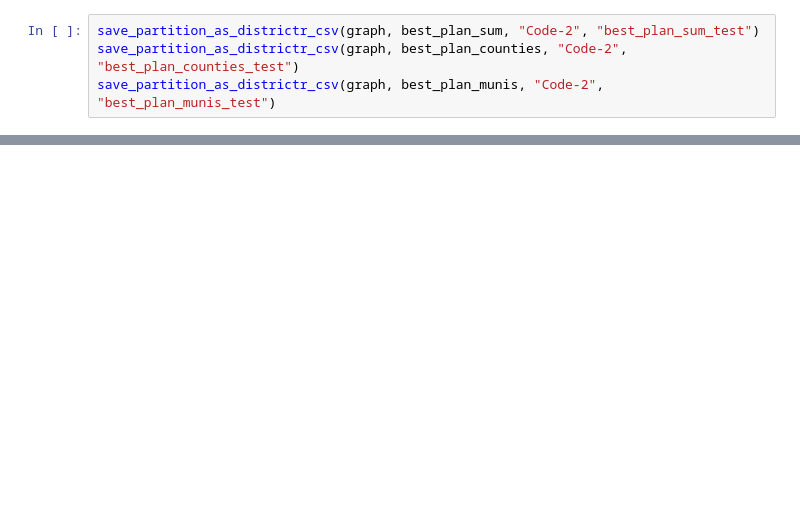
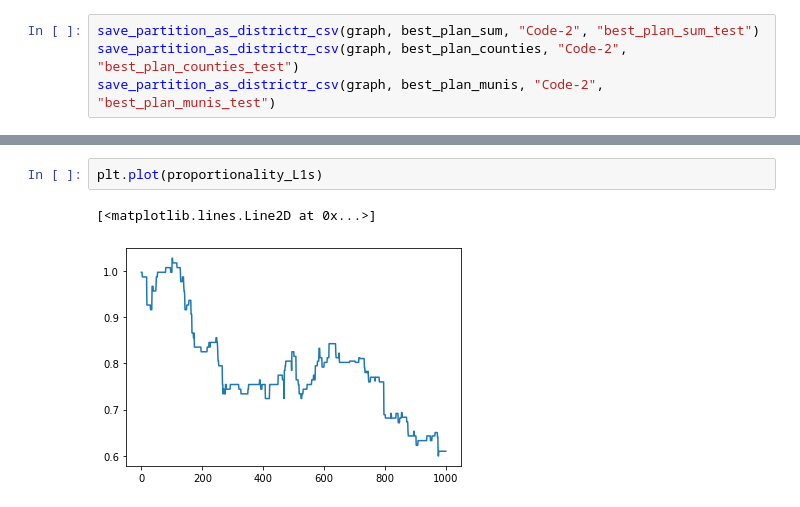
Before and after one commit to gabeschoenbach/division-aware, a Jupyter notebook: peter-chains.ipynb, the cells around one changed output, grey strips where cells are left out. Drawn from its saved outputs; the diff is of its cells as text; blank space fills up the shorter version.

```diff
--- a/peter-chains.ipynb
+++ b/peter-chains.ipynb
@@ -114,0 +141,5 @@ plt.plot(split_munis)
+# %%
+plt.plot(proportionality_L1s)
+# %% [output]
+[<matplotlib.lines.Line2D at 0x...>]
+[figure, added]
```
Also changed, not shown: parts of 10 cells of this notebook, 16 other files.
